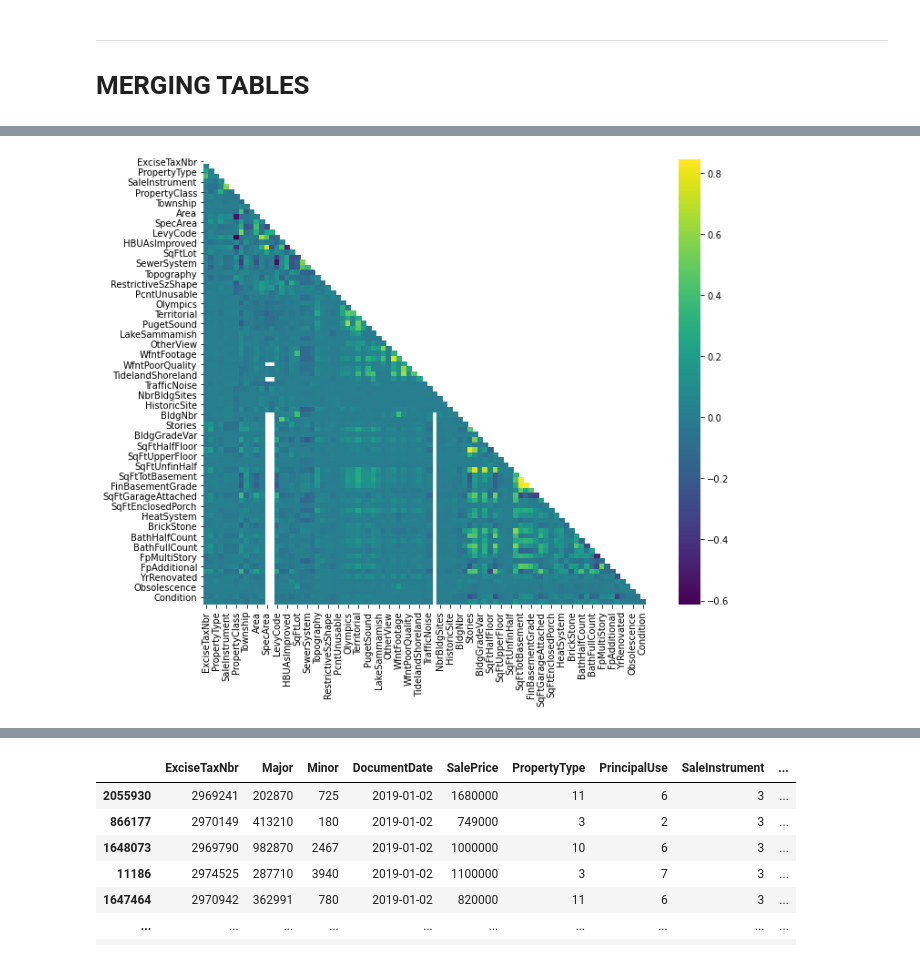
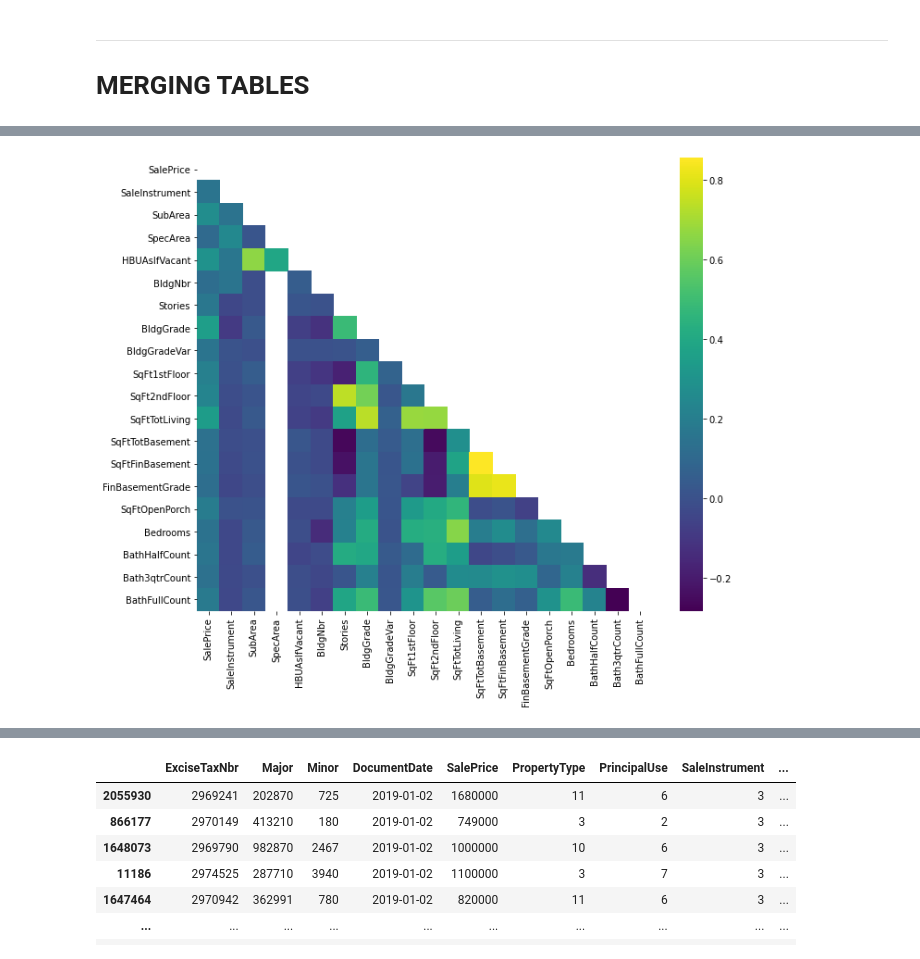
Before and after one commit to Ozxahmed/phase_2_project_chicago-sf-seattle-ds-082420, a Jupyter notebook: notebooks/exploratory/01_oz_data_collection_exploration.ipynb, the cells around one changed output, grey strips where cells are left out. Saved outputs shown, nothing was run; the diff lists cells and outputs as text; code cells hidden in the pictures.

```diff
--- a/notebooks/exploratory/01_oz_data_collection_exploration.ipynb
+++ b/notebooks/exploratory/01_oz_data_collection_exploration.ipynb
@@ -628,6 +628,13 @@ lookupdf
 rps_parcel_dfmerge = pd.merge(real_prop_sales_2019_df, parceldf, how='left', left_on=['Major','Minor'], right_on = ['Major','Minor'])
 # %%
 rps_parcel_resbldg_dfmerge = pd.merge(rps_parcel_dfmerge, res_bld_df, how='left', left_on=['Major', 'Minor'], right_on=['Major','Minor'])
+# %%
+cols = list(rps_parcel_resbldg_dfmerge.columns)
+cols = [cols[4]] + cols[:4] + cols[5:]
+rps_parcel_resbldg_dfmerge = rps_parcel_resbldg_dfmerge[cols]
+# %%
+rps_parcel_resbldg_dfmerge = rps_parcel_resbldg_dfmerge[(rps_parcel_resbldg_dfmerge.SalePrice > 0)]
+rps_parcel_resbldg_dfmerge.SalePrice.dropna(inplace=True)
 # %%
 rps_parcel_resbldg_dfmerge
 # %% [output]
@@ -646,0 +787,4 @@ rps_parcel_resbldg_dfmerge
+# %%
+test_w_corr_matrix_df = rps_parcel_resbldg_dfmerge[['SalePrice','SaleInstrument','SubArea','SpecArea','HBUAsIfVacant','BldgNbr','Stories','BldgGrade','BldgGradeVar','SqFt1stFloor','SqFt2ndFloor','SqFtTotLiving',
+ 'SqFtTotBasement','SqFtFinBasement','FinBasementGrade','SqFtOpenPorch','Bedrooms','BathHalfCount','Bath3qtrCount','BathFullCount']]
+test_w_corr_matrix_df
@@ -647,9 +805,9 @@ rps_parcel_resbldg_dfmerge
 # %%
-corr = rps_parcel_resbldg_dfmerge.corr()
+corr = test_w_corr_matrix_df.corr()
 # The mask is not necessary, but corr() has duplicate values on either side of the diagonal
 mask = np.triu(np.ones_like(corr, dtype=np.bool))
 
 fig1, ax1 = plt.subplots(figsize=(11, 9))
 sns.heatmap(corr, mask=mask, ax=ax1, cmap="viridis");
 # %% [output]
-[figure, old version]
+[figure, new version]
```
Also changed, not shown: parts of 12 cells of this notebook.
